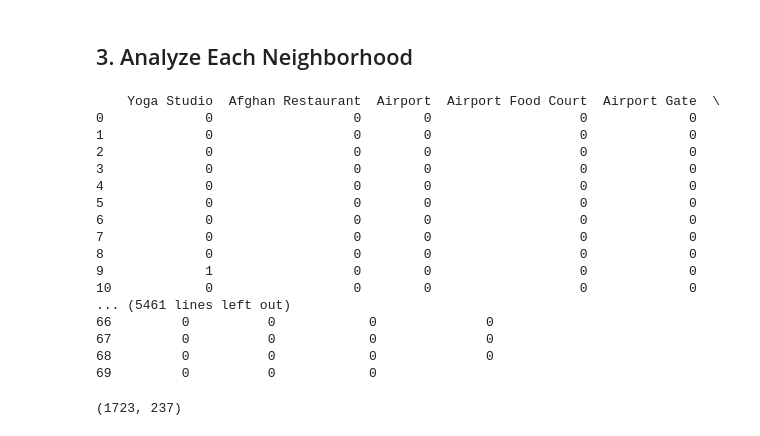
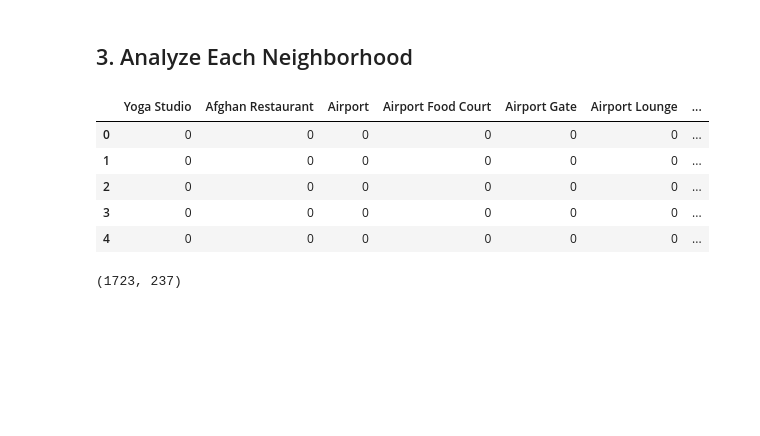
Before and after one commit to ericmuijs/Coursera_Capstone, a Jupyter notebook: Capstone Week 3.ipynb, the cells around one changed output. Cells and saved outputs as stored; diff of their text form; code cells hidden in the pictures; blank space fills up the shorter version.

Commit message:
Published from Watson Studio.

```diff
--- a/Capstone Week 3.ipynb
+++ b/Capstone Week 3.ipynb
@@ -319,33 +300,22 @@ There are 237 uniques categories.
 # %%
 # one hot encoding
 toronto_onehot = pd.get_dummies(toronto_venues[['Venue Category']], prefix="", prefix_sep="")
 
 # add neighborhood column back to dataframe
 toronto_onehot['Neighborhood'] = toronto_venues['Neighborhood']
 
 # move neighborhood column to the first column
 fixed_columns = [toronto_onehot.columns[-1]] + list(toronto_onehot.columns[:-1])
 toronto_onehot = toronto_onehot[fixed_columns]
 
-toronto_onehot.head(100)
+toronto_onehot.head()
 # %% [output]
-    Yoga Studio  Afghan Restaurant  Airport  Airport Food Court  Airport Gate  \
-0             0                  0        0                   0             0
-1             0                  0        0                   0             0
-2             0                  0        0                   0             0
-3             0                  0        0                   0             0
-4             0                  0        0                   0             0
-5             0                  0        0                   0             0
-6             0                  0        0                   0             0
-7             0                  0        0                   0             0
-8             0                  0        0                   0             0
-9             1                  0        0                   0             0
-10            0                  0        0                   0             0
-... (5461 lines left out)
-66         0          0            0              0
-67         0          0            0              0
-68         0          0            0              0
-69         0          0            0
+|  | Yoga Studio | Afghan Restaurant | Airport | Airport Food Court | Airport Gate | Airport Lounge | ... |
+| 0 | 0 | 0 | 0 | 0 | 0 | 0 | ... |
+| 1 | 0 | 0 | 0 | 0 | 0 | 0 | ... |
+| 2 | 0 | 0 | 0 | 0 | 0 | 0 | ... |
+| 3 | 0 | 0 | 0 | 0 | 0 | 0 | ... |
+| 4 | 0 | 0 | 0 | 0 | 0 | 0 | ... |
 # %%
 toronto_onehot.shape
 # %% [output]
```
Also changed, not shown: parts of 1 cell of this notebook.
